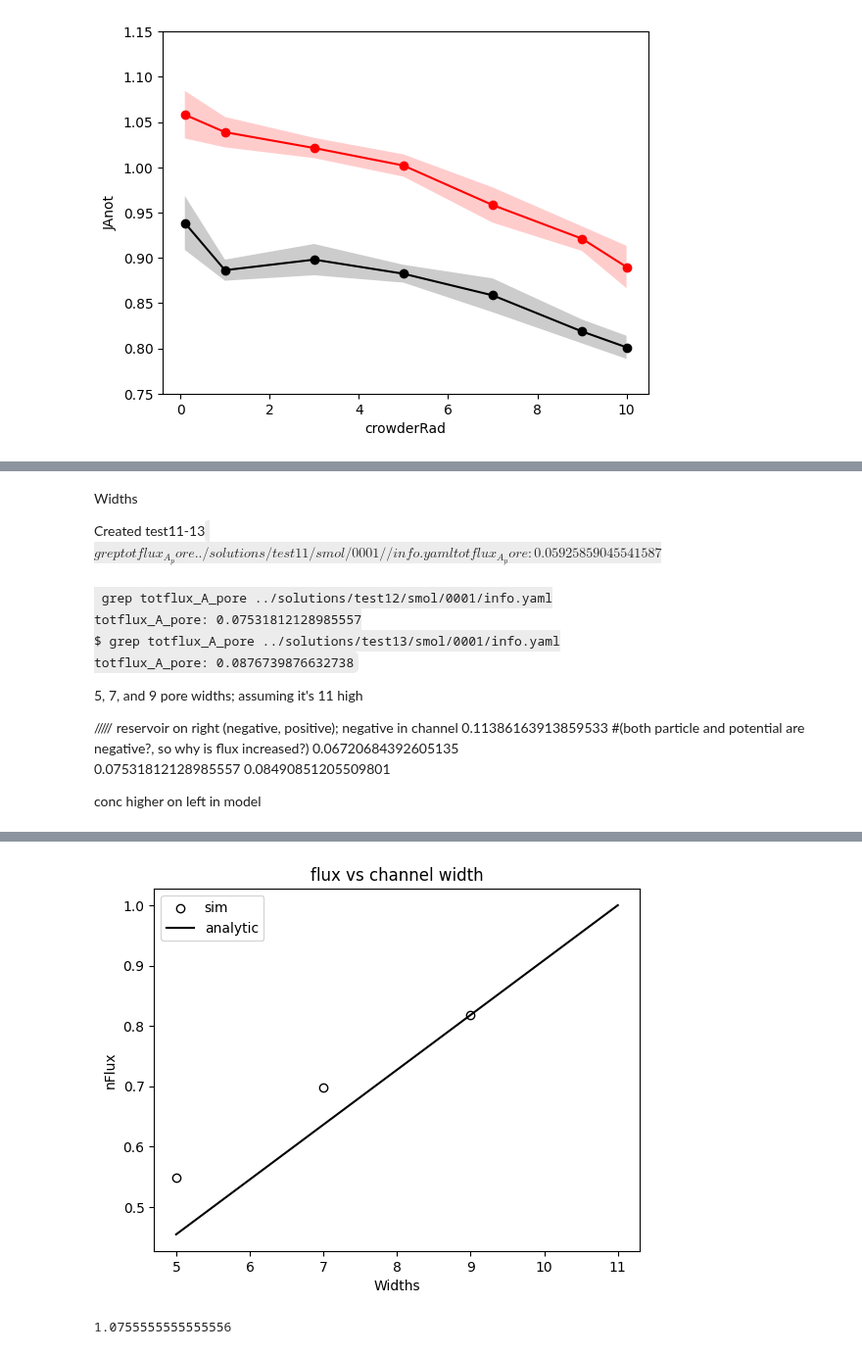
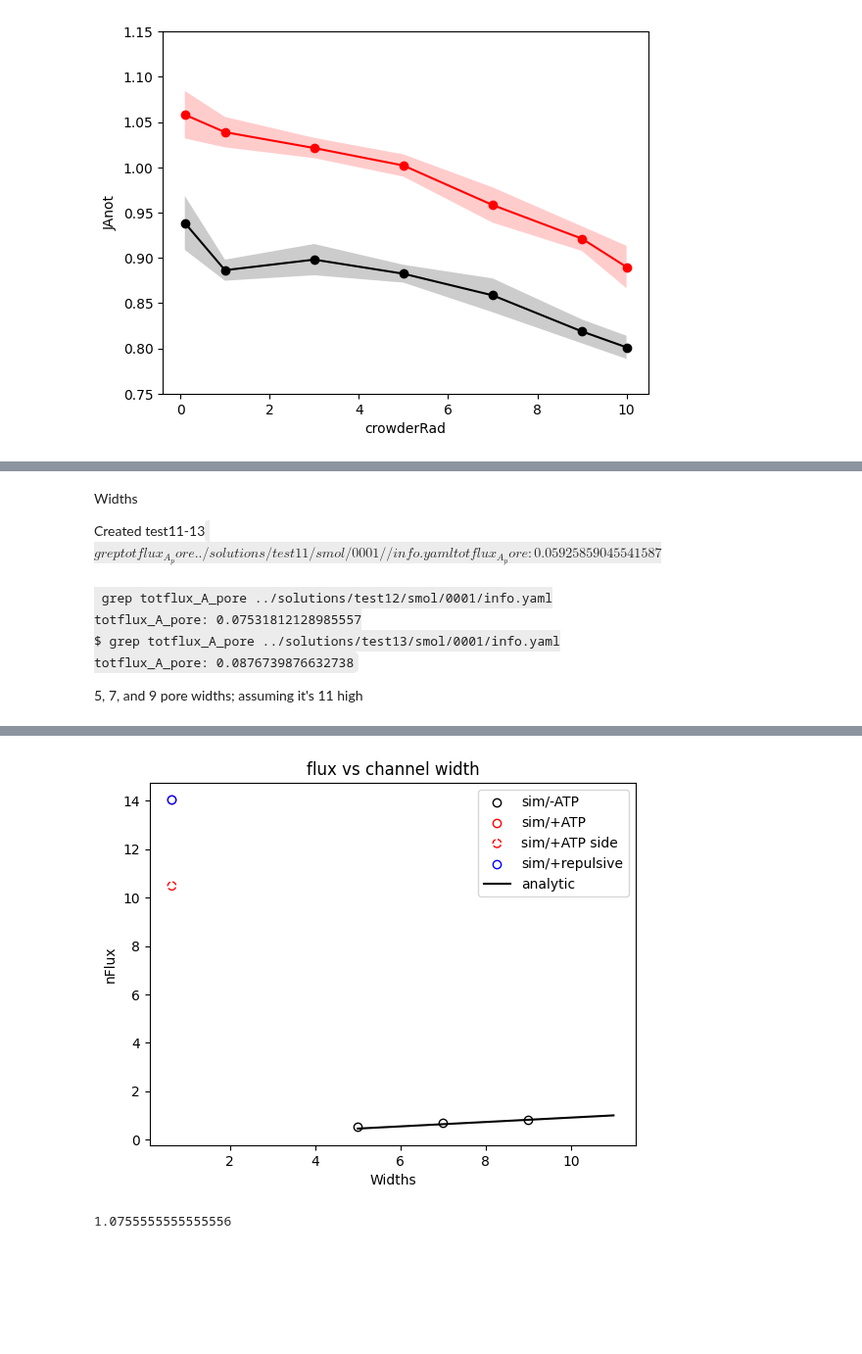
Before and after one commit to huskeypm/cellmigration, a Jupyter notebook: migration_paper.ipynb, the cells around one changed output, grey strips where cells are left out. Shown at 98% size. Cells and saved outputs as stored; diff of their text form; code cells hidden in the pictures; blank space fills up the shorter version.

```diff
--- a/migration_paper.ipynb
+++ b/migration_paper.ipynb
@@ -577,14 +621,6 @@ totflux_A_pore: 0.0876739876632738
 </code>
 
 5, 7, and 9 pore widths; assuming it's 11 high
-
-///// reservoir on right (negative, positive); negative in channel
- 0.11386163913859533 #(both particle and potential are negative?, so why is flux increased?)
- 0.06720684392605135
- 0.07531812128985557
-0.08490851205509801
-
-conc higher on left in model
 # %%
 widths=[5,7,9]
 fluxes = np.array([0.059,0.075,0.088])
@@ -592,9 +628,27 @@ max=11 # include this in widths next time
 print("WARNING: use actual value")
 maxFlux = fluxes[2]*max/widths[2]
 
+
+print("THESE ARE FLUXES, NOT Ds!!!!")
+w = np.array([7/11.]) ; print("WARNING: need to verify")
+ref =  0.07531812128985557
+DsATPEnd = np.array([0.11386163913859533])/ref ; print("WARNING: field and species are both negative/???")
+
+DsATPSide = np.array([0.08490851205509801])/ref ; print("WARNING: field and species are both negative/repulsive???")
+
+DsRepulsiveEnd = np.array([0.06720684392605135])/ref ; print("WARNING: field and species are attractive???")
+
+
 import matplotlib.pylab as plt
 import numpy as np
-plt.scatter(widths,fluxes/maxFlux, edgecolor='k', facecolor='w',label="sim")
+plt.scatter(widths,fluxes/maxFlux, edgecolor='k', facecolor='w',
+            label="sim/-ATP")
+plt.scatter(w,DsATPEnd/maxFlux, edgecolor='r', facecolor='w',
+            label="sim/+ATP")
+plt.scatter(w,DsATPSide/maxFlux, edgecolor='r', facecolor='w',linestyle='--',
+            label="sim/+ATP side")
+plt.scatter(w,DsATPEnd/maxFlux, edgecolor='b', facecolor='w',
+            label="sim/+repulsive")
 validwidths = np.array([5,7,9,max])
 plt.plot(validwidths,validwidths/max,'k',label='analytic')
 plt.ylabel("nFlux")
@@ -609,4 +668,4 @@ WARNING: use actual value
-[figure, old version]
+[figure, new version]
 # %%
 maxFlux
 # %% [output]
```
Also changed, not shown: parts of 21 cells of this notebook.
